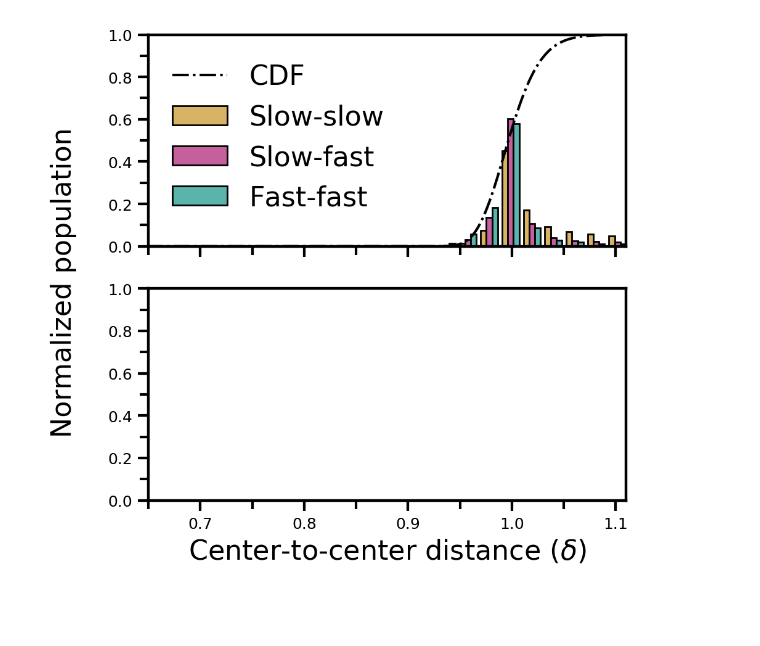
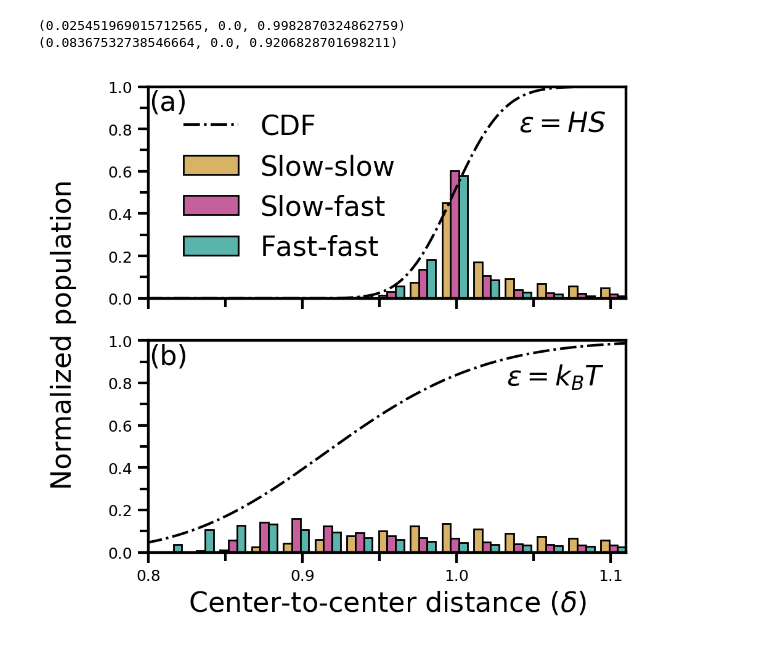
Before and after one commit to kolbt/whingdingdilly, a Jupyter notebook: ipython/histograms_for_methods_figure/methods_hists_only.ipynb, the cells around one changed output. Saved outputs shown, nothing was run; the diff lists cells and outputs as text; code cells hidden in the pictures; blank space fills up the shorter version.

Commit message:
Final figure for histogram comparison

```diff
--- a/ipython/histograms_for_methods_figure/methods_hists_only.ipynb
+++ b/ipython/histograms_for_methods_figure/methods_hists_only.ipynb
@@ -374,13 +389,12 @@ fig, ax = plt.subplots(2, 1, figsize=(5, 5), sharex=True)
 for i in xrange(nFiles):
     overlayData = []
     overlayWeig = []
-#     fig, ax = plt.subplots()
-#     fig, ax = plt.subplots(1, 1, figsize=(5, 5))
     for j in headers:
         plotDat = sims[i][j][~np.isnan(sims[i][j])]
         weights = np.ones_like(plotDat) / float(len(plotDat))
         overlayData.append(plotDat)
         overlayWeig.append(weights)
+
 
     # Plot the raw histogram data
     oy, ox, _ = ax[i].hist(overlayData, weights=overlayWeig,
@@ -392,39 +406,51 @@ for i in xrange(nFiles):
                         zorder=0)
 
     if plotDat.any():
-        # Lognormal
-        outs = lognorm.fit(overlayData[-1])
+        # Lognormal for fast-fast
+        outs = lognorm.fit(overlayData[-1], floc=0)
+        print(outs)
+        # Fit produces: shape, location, scale
+        # shape = sigma (standard deviation)
+        # scale = exp(mu) (exponential of mean)
         cdf_ln = lognorm.cdf(lnspc, *outs)
         ax[i].plot(lnspc, cdf_ln, label="CDF", linestyle='-.', lw=1.5, c='k', zorder=1)
 
 # Plotting specifics
-ax[0].set_xlim(0.65, 1.11)
+ax[0].set_xlim(0.8, 1.11)
 ax[0].set_ylim(0, 1.0)
 ax[1].set_ylim(0, 1.0)
 ax[1].set_xlabel(r'Center-to-center distance $(\delta)$', fontsize=fontsz)
 ax[1].set_ylabel(r'Normalized population', fontsize=fontsz, labelpad=20)
 ax[1].yaxis.set_label_coords(-0.15,1.03)
-fig.legend(bbox_to_anchor=(0.2, 0.85), loc=2, borderaxespad=0., frameon=False, fontsize=fontsz)
+ax[0].legend(bbox_to_anchor=(0.05, 0.925), loc=2, borderaxespad=0., frameon=False, fontsize=fontsz)
 # Set the tick parameters
 ax[0].xaxis.set_major_locator(MultipleLocator(0.1))
 ax[0].xaxis.set_minor_locator(MultipleLocator(0.05))
 ax[0].yaxis.set_major_locator(MultipleLocator(0.2))
 ax[0].yaxis.set_minor_locator(MultipleLocator(0.1))
 ax[1].xaxis.set_major_locator(MultipleLocator(0.1))
 ax[1].xaxis.set_minor_locator(MultipleLocator(0.05))
 ax[1].yaxis.set_major_locator(MultipleLocator(0.2))
 ax[1].yaxis.set_minor_locator(MultipleLocator(0.1))
 # Set tick dims
 ax[0].tick_params(which='major', length=6, width = 1.5)
 ax[0].tick_params(which='minor', length=5, width = 1.5)
 ax[1].tick_params(which='major', length=6, width = 1.5)
 ax[1].tick_params(which='minor', length=5, width = 1.5)
 
+plt.text(0.001, 0.89, '(a)', fontsize=fontsz, transform=ax[0].transAxes)
+plt.text(0.001, 0.89, '(b)', fontsize=fontsz, transform=ax[1].transAxes)
+plt.text(0.775, 0.79, r'$\epsilon=HS$', fontsize=fontsz, transform=ax[0].transAxes)
+plt.text(0.75, 0.79, r'$\epsilon=k_{B}T$', fontsize=fontsz, transform=ax[1].transAxes)
+
+# plt.show()
 # Show the plot and close it
-outname, ext = os.path.splitext(Files[i])
+outname = 'histogram_compare_methods'
 outname += '.pdf'
-# plt.savefig(outname, dpi=2000, bbox_inches = 'tight', pad_inches = 0)
+plt.savefig(outname, dpi=2000, bbox_inches = 'tight', pad_inches = 0)
 plt.show()
 plt.close()
 # %% [output]
+(0.025451969015712565, 0.0, 0.9982870324862759)
+(0.08367532738546664, 0.0, 0.9206828701698211)
-[figure, old version]
+[figure, new version]
```
Also changed, not shown: parts of 6 cells of this notebook, 1 other file.
